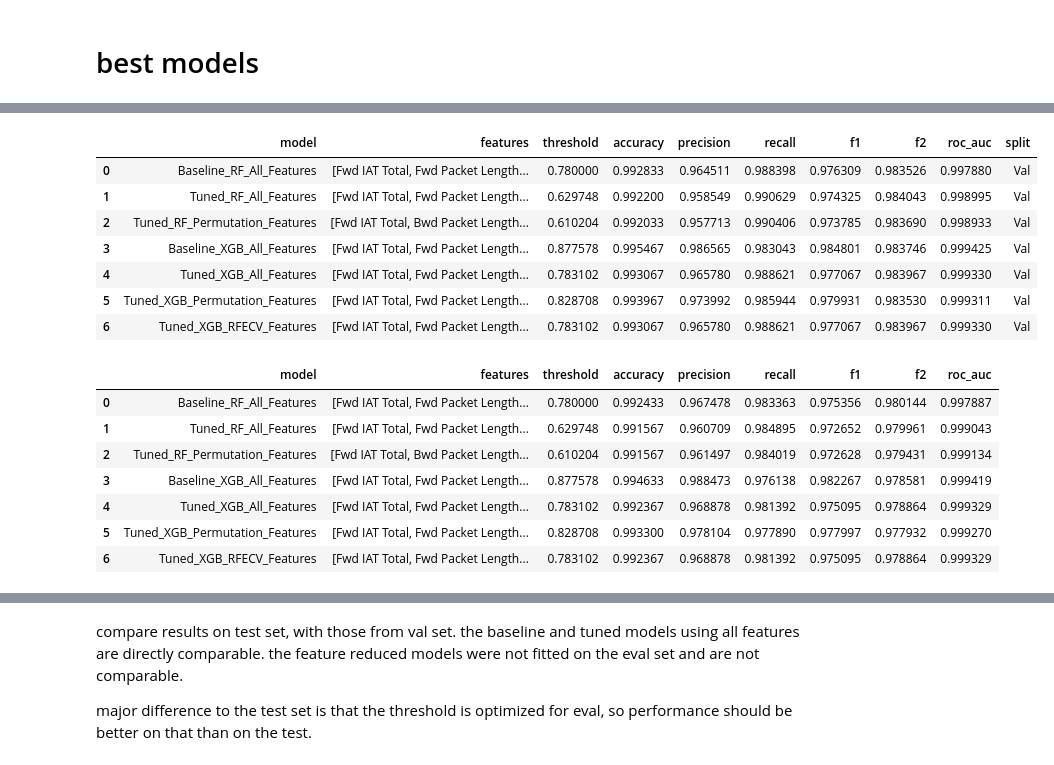
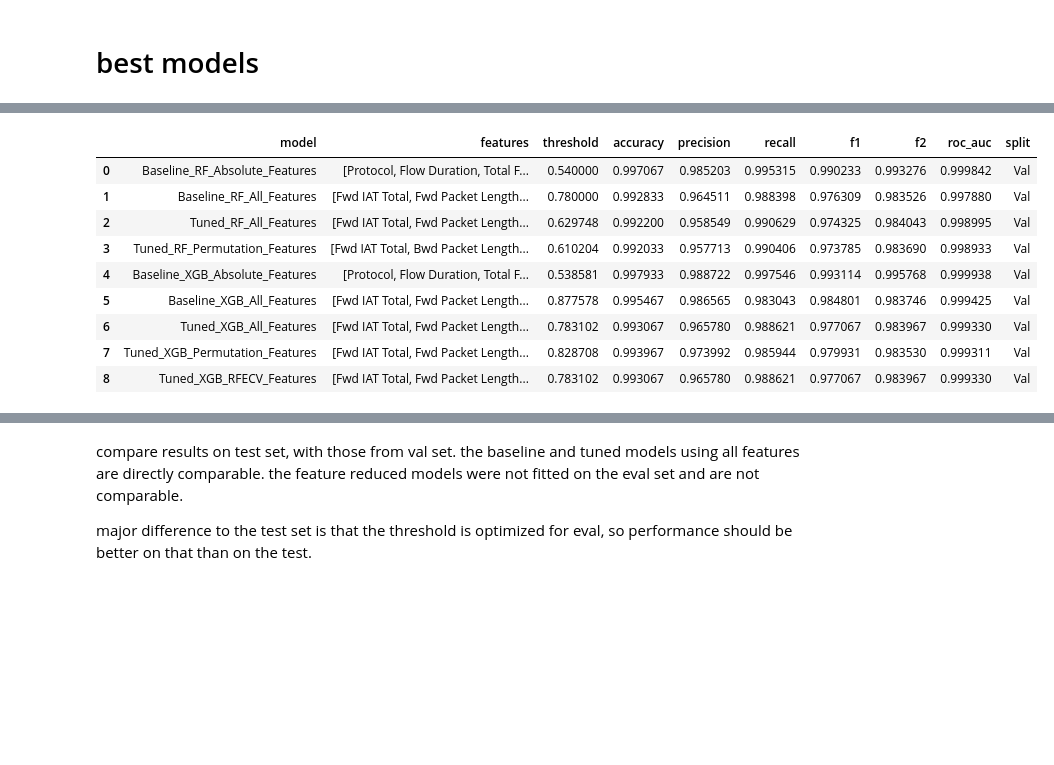
Before and after one commit to SarahHvidAndersenKnowit/DataScience_project, a Jupyter notebook: nbs/new_model.ipynb, the cells around one changed output, grey strips where cells are left out. Saved outputs shown, nothing was run; the diff lists cells and outputs as text; code cells hidden in the pictures; blank space fills up the shorter version.

```diff
--- a/nbs/new_model.ipynb
+++ b/nbs/new_model.ipynb
@@ -490,29 +486,18 @@ Saved results for Tuned_XGB_RFECV_Features at ../output/final_models/Tuned_XGB_R
 # %%
 val_results_df = pd.DataFrame(performances)
-val_results_df # best models on val; f2 - tuned_rf_all, f1 & acc - baseline_xgb_all, recall - tuned_rf_all
 val_results_df['split'] = 'Val'
 val_results_df
 # %% [output]
 |  | model | features | threshold | accuracy | precision | recall | f1 | f2 | roc_auc | split |
-| 0 | Baseline_RF_All_Features | [Fwd IAT Total, Fwd Packet Length... | 0.780000 | 0.992833 | 0.964511 | 0.988398 | 0.976309 | 0.983526 | 0.997880 | Val |
-| 1 | Tuned_RF_All_Features | [Fwd IAT Total, Fwd Packet Length... | 0.629748 | 0.992200 | 0.958549 | 0.990629 | 0.974325 | 0.984043 | 0.998995 | Val |
-| 2 | Tuned_RF_Permutation_Features | [Fwd IAT Total, Bwd Packet Length... | 0.610204 | 0.992033 | 0.957713 | 0.990406 | 0.973785 | 0.983690 | 0.998933 | Val |
-| 3 | Baseline_XGB_All_Features | [Fwd IAT Total, Fwd Packet Length... | 0.877578 | 0.995467 | 0.986565 | 0.983043 | 0.984801 | 0.983746 | 0.999425 | Val |
-| 4 | Tuned_XGB_All_Features | [Fwd IAT Total, Fwd Packet Length... | 0.783102 | 0.993067 | 0.965780 | 0.988621 | 0.977067 | 0.983967 | 0.999330 | Val |
-| 5 | Tuned_XGB_Permutation_Features | [Fwd IAT Total, Fwd Packet Length... | 0.828708 | 0.993967 | 0.973992 | 0.985944 | 0.979931 | 0.983530 | 0.999311 | Val |
-| 6 | Tuned_XGB_RFECV_Features | [Fwd IAT Total, Fwd Packet Length... | 0.783102 | 0.993067 | 0.965780 | 0.988621 | 0.977067 | 0.983967 | 0.999330 | Val |
+| 0 | Baseline_RF_Absolute_Features | [Protocol, Flow Duration, Total F... | 0.540000 | 0.997067 | 0.985203 | 0.995315 | 0.990233 | 0.993276 | 0.999842 | Val |
+| 1 | Baseline_RF_All_Features | [Fwd IAT Total, Fwd Packet Length... | 0.780000 | 0.992833 | 0.964511 | 0.988398 | 0.976309 | 0.983526 | 0.997880 | Val |
+| 2 | Tuned_RF_All_Features | [Fwd IAT Total, Fwd Packet Length... | 0.629748 | 0.992200 | 0.958549 | 0.990629 | 0.974325 | 0.984043 | 0.998995 | Val |
+| 3 | Tuned_RF_Permutation_Features | [Fwd IAT Total, Bwd Packet Length... | 0.610204 | 0.992033 | 0.957713 | 0.990406 | 0.973785 | 0.983690 | 0.998933 | Val |
+| 4 | Baseline_XGB_Absolute_Features | [Protocol, Flow Duration, Total F... | 0.538581 | 0.997933 | 0.988722 | 0.997546 | 0.993114 | 0.995768 | 0.999938 | Val |
+| 5 | Baseline_XGB_All_Features | [Fwd IAT Total, Fwd Packet Length... | 0.877578 | 0.995467 | 0.986565 | 0.983043 | 0.984801 | 0.983746 | 0.999425 | Val |
+| 6 | Tuned_XGB_All_Features | [Fwd IAT Total, Fwd Packet Length... | 0.783102 | 0.993067 | 0.965780 | 0.988621 | 0.977067 | 0.983967 | 0.999330 | Val |
+| 7 | Tuned_XGB_Permutation_Features | [Fwd IAT Total, Fwd Packet Length... | 0.828708 | 0.993967 | 0.973992 | 0.985944 | 0.979931 | 0.983530 | 0.999311 | Val |
+| 8 | Tuned_XGB_RFECV_Features | [Fwd IAT Total, Fwd Packet Length... | 0.783102 | 0.993067 | 0.965780 | 0.988621 | 0.977067 | 0.983967 | 0.999330 | Val |
-# %%
-results_df = pd.DataFrame(performances)
-results_df # best models on test; f2 - baseline_RF, f1 & acc; baseline_XGB, recall; tuned_rf_all,
-# %% [output]
-|  | model | features | threshold | accuracy | precision | recall | f1 | f2 | roc_auc |
-| 0 | Baseline_RF_All_Features | [Fwd IAT Total, Fwd Packet Length... | 0.780000 | 0.992433 | 0.967478 | 0.983363 | 0.975356 | 0.980144 | 0.997887 |
-| 1 | Tuned_RF_All_Features | [Fwd IAT Total, Fwd Packet Length... | 0.629748 | 0.991567 | 0.960709 | 0.984895 | 0.972652 | 0.979961 | 0.999043 |
-| 2 | Tuned_RF_Permutation_Features | [Fwd IAT Total, Bwd Packet Length... | 0.610204 | 0.991567 | 0.961497 | 0.984019 | 0.972628 | 0.979431 | 0.999134 |
-| 3 | Baseline_XGB_All_Features | [Fwd IAT Total, Fwd Packet Length... | 0.877578 | 0.994633 | 0.988473 | 0.976138 | 0.982267 | 0.978581 | 0.999419 |
-| 4 | Tuned_XGB_All_Features | [Fwd IAT Total, Fwd Packet Length... | 0.783102 | 0.992367 | 0.968878 | 0.981392 | 0.975095 | 0.978864 | 0.999329 |
-| 5 | Tuned_XGB_Permutation_Features | [Fwd IAT Total, Fwd Packet Length... | 0.828708 | 0.993300 | 0.978104 | 0.977890 | 0.977997 | 0.977932 | 0.999270 |
-| 6 | Tuned_XGB_RFECV_Features | [Fwd IAT Total, Fwd Packet Length... | 0.783102 | 0.992367 | 0.968878 | 0.981392 | 0.975095 | 0.978864 | 0.999329 |
 # %%
 full_results = pd.read_csv('/work/SarahHvidAndersen#6681/DataScience_project/output/val_test_performances.csv')
 full_results
```
Also changed, not shown: parts of 22 cells of this notebook, 4 other files.
